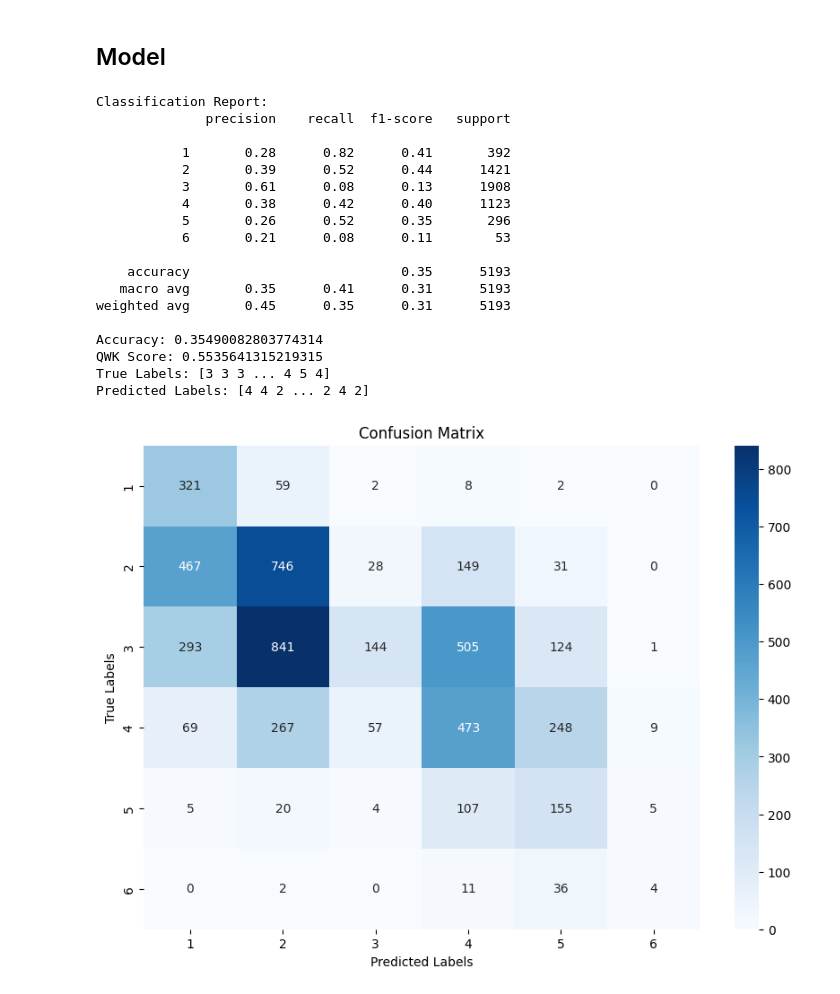
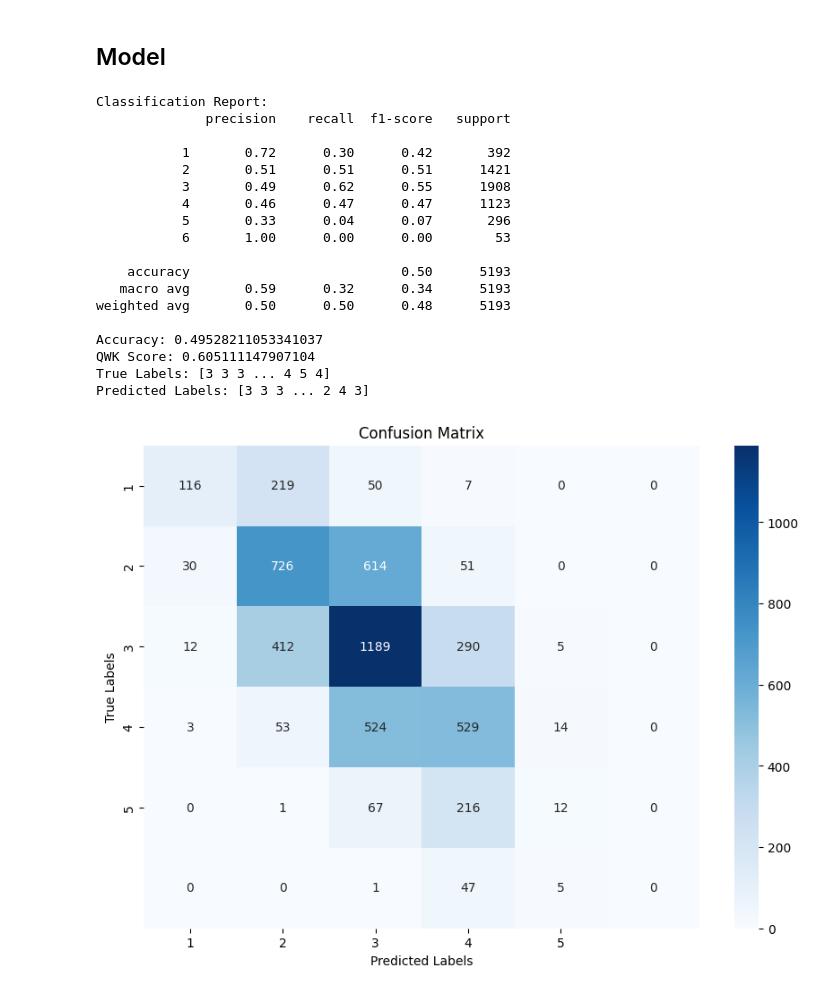
Before and after one commit to sachinprasanna7/Automated-Essay-Scoring, a Jupyter notebook: logistic_regression_code_abhayjit.ipynb, the cells around one changed output. Saved outputs shown, nothing was run; the diff lists cells and outputs as text; code cells hidden in the pictures.

Commit message:
Updated logistic_regression

```diff
--- a/logistic_regression_code_abhayjit.ipynb
+++ b/logistic_regression_code_abhayjit.ipynb
@@ -23,7 +23,7 @@ import warnings
 # %% [markdown]
 ## Loading Data
 # %%
-df = pd.read_csv('learning-agency-lab-automated-essay-scoring-2/train.csv')
+df = pd.read_csv('Dataset/train.csv')
 # %%
 df.head()
 # %% [output]
@@ -374,7 +374,7 @@ def compute_metrics(eval_pred):
 X_train, X_test, y_train, y_test = train_test_split(tfidf_matrix, df['score'], test_size=0.3, random_state=42)
 
 # model = LogisticRegression(max_iter=1000)
-model = LogisticRegression(max_iter=1000, C=0.5, solver='saga', penalty='l1', class_weight='balanced', random_state=42)
+model = LogisticRegression(max_iter=1000, random_state=42)
 
 # Train the model
 model.fit(X_train, y_train)
@@ -385,43 +385,43 @@ y_pred = model.predict(X_test)
 # Evaluate the model using classification metrics
 print("Classification Report:")
 print(classification_report(y_test, y_pred, zero_division=1))
 print("Accuracy:", accuracy_score(y_test, y_pred))
 
 # Calculate and print the QWK Score
 eval_pred = (y_pred, y_test)  # Define the tuple for predictions and actual labels
 eval_results = compute_metrics(eval_pred)
 print("QWK Score:", eval_results['qwk'])
 
 
 # Print true and predicted labels
 print("True Labels:", y_test.values)
 print("Predicted Labels:", y_pred)
 
 # Plotting the confusion matrix
 cm = confusion_matrix(y_test, y_pred)
 plt.figure(figsize=(10, 7))
 sns.heatmap(cm, annot=True, fmt='g', cmap='Blues', xticklabels=np.unique(y_pred), yticklabels=np.unique(y_pred))
 plt.xlabel('Predicted Labels')
 plt.ylabel('True Labels')
 plt.title('Confusion Matrix')
 plt.show()
 # %% [output]
 Classification Report:
               precision    recall  f1-score   support
 
-           1       0.28      0.82      0.41       392
-           2       0.39      0.52      0.44      1421
-           3       0.61      0.08      0.13      1908
-           4       0.38      0.42      0.40      1123
-           5       0.26      0.52      0.35       296
-           6       0.21      0.08      0.11        53
+           1       0.72      0.30      0.42       392
+           2       0.51      0.51      0.51      1421
+           3       0.49      0.62      0.55      1908
+           4       0.46      0.47      0.47      1123
+           5       0.33      0.04      0.07       296
+           6       1.00      0.00      0.00        53
 
-    accuracy                           0.35      5193
-   macro avg       0.35      0.41      0.31      5193
-weighted avg       0.45      0.35      0.31      5193
+    accuracy                           0.50      5193
+   macro avg       0.59      0.32      0.34      5193
+weighted avg       0.50      0.50      0.48      5193
 
-Accuracy: 0.35490082803774314
-QWK Score: 0.5535641315219315
+Accuracy: 0.49528211053341037
+QWK Score: 0.605111147907104
 True Labels: [3 3 3 ... 4 5 4]
-Predicted Labels: [4 4 2 ... 2 4 2]
+Predicted Labels: [3 3 3 ... 2 4 3]
-[figure, old version]
+[figure, new version]
```
Also changed, not shown: parts of 2 cells of this notebook.
